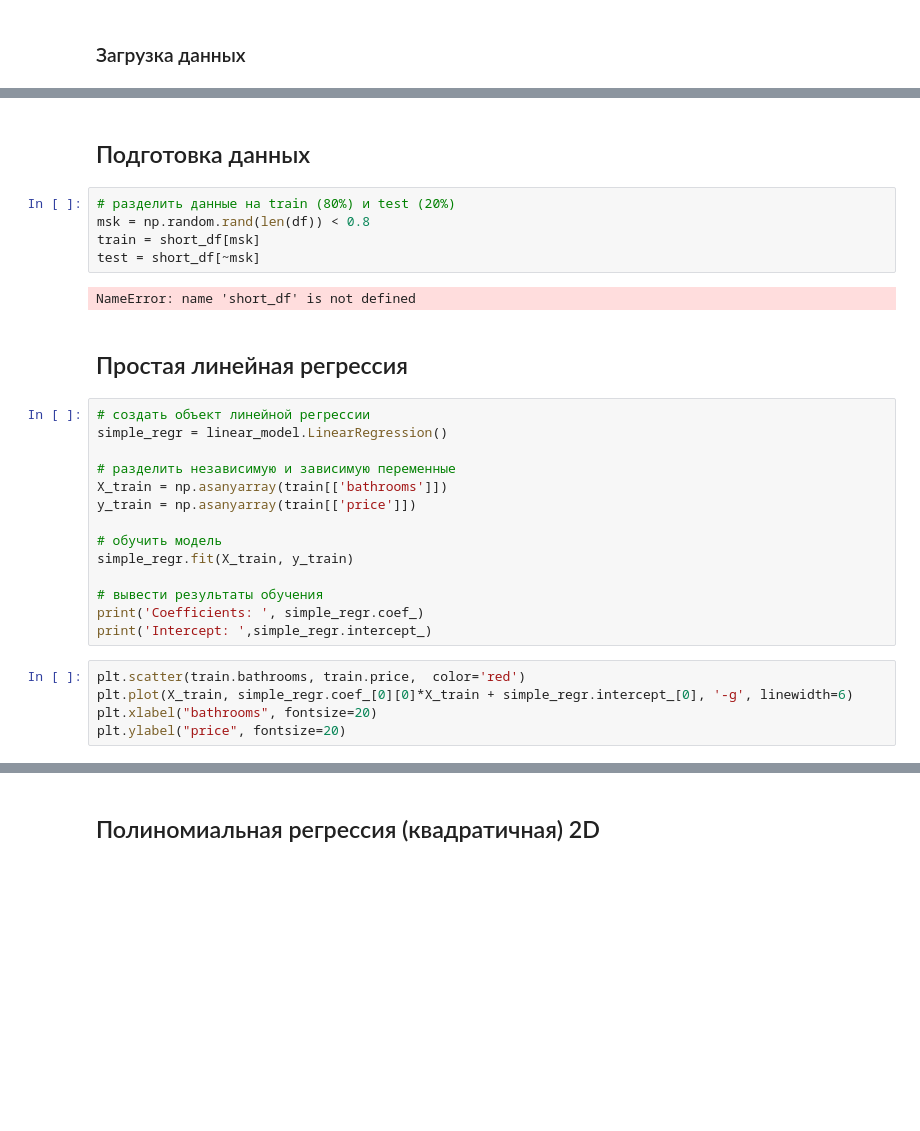
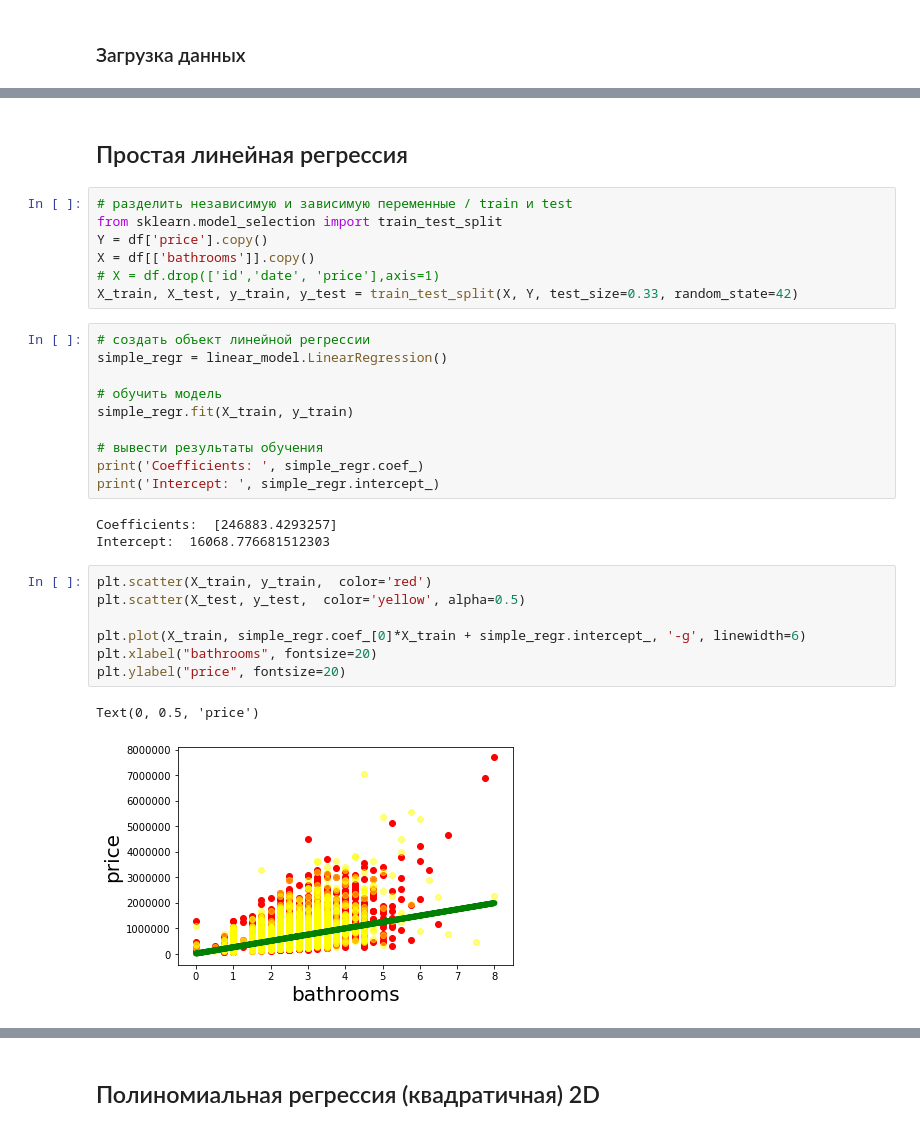
Before and after one commit to ryndovaira-org/data_science_lectures, a Jupyter notebook: 3_2_modeling_ml/3_1_1_regression/practise/regression_house.ipynb, the cells around one changed output, grey strips where cells are left out. Saved outputs shown, nothing was run; the diff lists cells and outputs as text; blank space fills up the shorter version.

```diff
--- a/3_2_modeling_ml/3_1_1_regression/practise/regression_house.ipynb
+++ b/3_2_modeling_ml/3_1_1_regression/practise/regression_house.ipynb
@@ -39,32 +56,34 @@ df = pd.read_csv(data_csv)
-# %% [markdown]
-## Подготовка данных
-# %%
-# разделить данные на train (80%) и test (20%)
-msk = np.random.rand(len(df)) < 0.8
-train = short_df[msk]
-test = short_df[~msk]
-# %% [output]
-NameError: name 'short_df' is not defined
 # %% [markdown]
 ## Простая линейная регрессия
+# %%
+# разделить независимую и зависимую переменные / train и test
+from sklearn.model_selection import train_test_split
+Y = df['price'].copy()
+X = df[['bathrooms']].copy()
+# X = df.drop(['id','date', 'price'],axis=1)
+X_train, X_test, y_train, y_test = train_test_split(X, Y, test_size=0.33, random_state=42)
 # %%
 # создать объект линейной регрессии
 simple_regr = linear_model.LinearRegression()
-
-# разделить независимую и зависимую переменные
-X_train = np.asanyarray(train[['bathrooms']])
-y_train = np.asanyarray(train[['price']])
 
 # обучить модель
 simple_regr.fit(X_train, y_train)
 
 # вывести результаты обучения
 print('Coefficients: ', simple_regr.coef_)
-print('Intercept: ',simple_regr.intercept_)
+print('Intercept: ', simple_regr.intercept_)
+# %% [output]
+Coefficients:  [246883.4293257]
+Intercept:  16068.776681512303
 # %%
-plt.scatter(train.bathrooms, train.price,  color='red')
-plt.plot(X_train, simple_regr.coef_[0][0]*X_train + simple_regr.intercept_[0], '-g', linewidth=6)
+plt.scatter(X_train, y_train,  color='red')
+plt.scatter(X_test, y_test,  color='yellow', alpha=0.5)
+
+plt.plot(X_train, simple_regr.coef_[0]*X_train + simple_regr.intercept_, '-g', linewidth=6)
 plt.xlabel("bathrooms", fontsize=20)
 plt.ylabel("price", fontsize=20)
+# %% [output]
+Text(0, 0.5, 'price')
+[figure, added]
 # %%
 # использовать обученную модель для предсказания на test выборке
```
Also changed, not shown: parts of 10 cells of this notebook.
